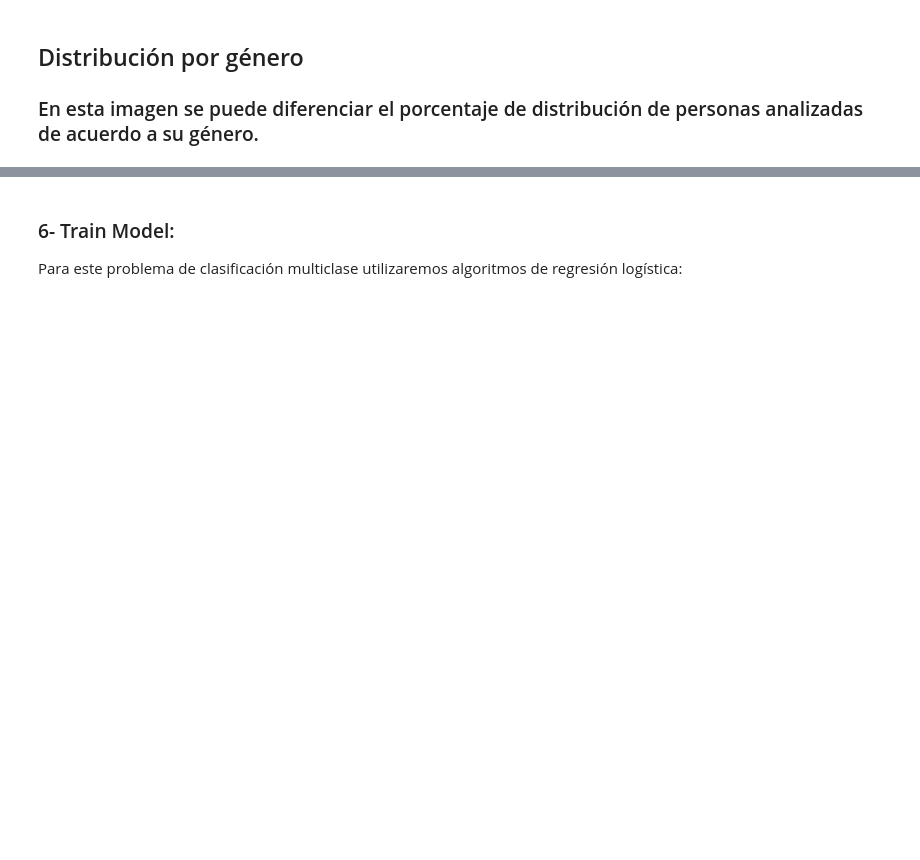
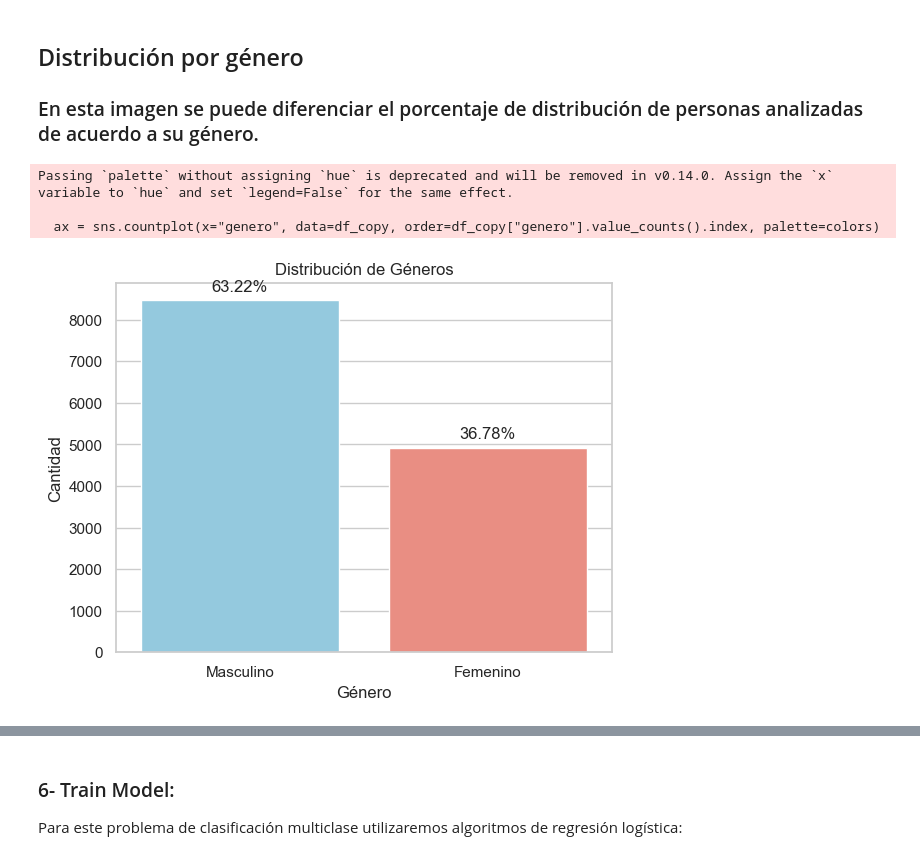
Before and after one commit to sosarodrigox/Grupo1-PP1, a Jupyter notebook: grupo1_pp1.ipynb, the cells around one changed output, grey strips where cells are left out. Drawn from its saved outputs; the diff is of its cells as text; code cells hidden in the pictures; blank space fills up the shorter version.

```diff
--- a/grupo1_pp1.ipynb
+++ b/grupo1_pp1.ipynb
@@ -398,3 +398,36 @@ plt.show()
 # %% [markdown]
 ## Distribución por género
 ### En esta imagen se puede diferenciar el porcentaje de distribución de personas analizadas de acuerdo a su género.
+# %%
+# Calcular porcentajes
+total_count = len(df_copy)
+gender_percentages = (df_copy["genero"].value_counts() / total_count) * 100
+
+# Personalizar colores
+colors = ["skyblue", "salmon"]
+
+# Mapear etiquetas de género
+gender_labels = {True: "Masculino", False: "Femenino"}
+df_copy["genero"] = df_copy["genero"].map(gender_labels)
+
+# Crear el gráfico de barras
+sns.set(style="whitegrid")
+ax = sns.countplot(x="genero", data=df_copy, order=df_copy["genero"].value_counts().index, palette=colors)
+
+plt.xlabel("Género")
+plt.ylabel("Cantidad")
+plt.title("Distribución de Géneros")
+
+# Agregar porcentajes a las barras
+for p, percentage in zip(ax.patches, gender_percentages):
+    ax.annotate(f'{percentage:.2f}%', (p.get_x() + p.get_width() / 2., p.get_height()), ha='center', va='center', xytext=(0, 10), textcoords='offset points')
+
+# Personalizar etiquetas en el eje X
+ax.set_xticklabels(["Masculino", "Femenino"])
+
+plt.show()
+# %% [output]
+Passing `palette` without assigning `hue` is deprecated and will be removed in v0.14.0. Assign the `x` variable to `hue` and set `legend=False` for the same effect.
+
+  ax = sns.countplot(x="genero", data=df_copy, order=df_copy["genero"].value_counts().index, palette=colors)
+[figure, added]
```
Also changed, not shown: parts of 12 cells of this notebook.
